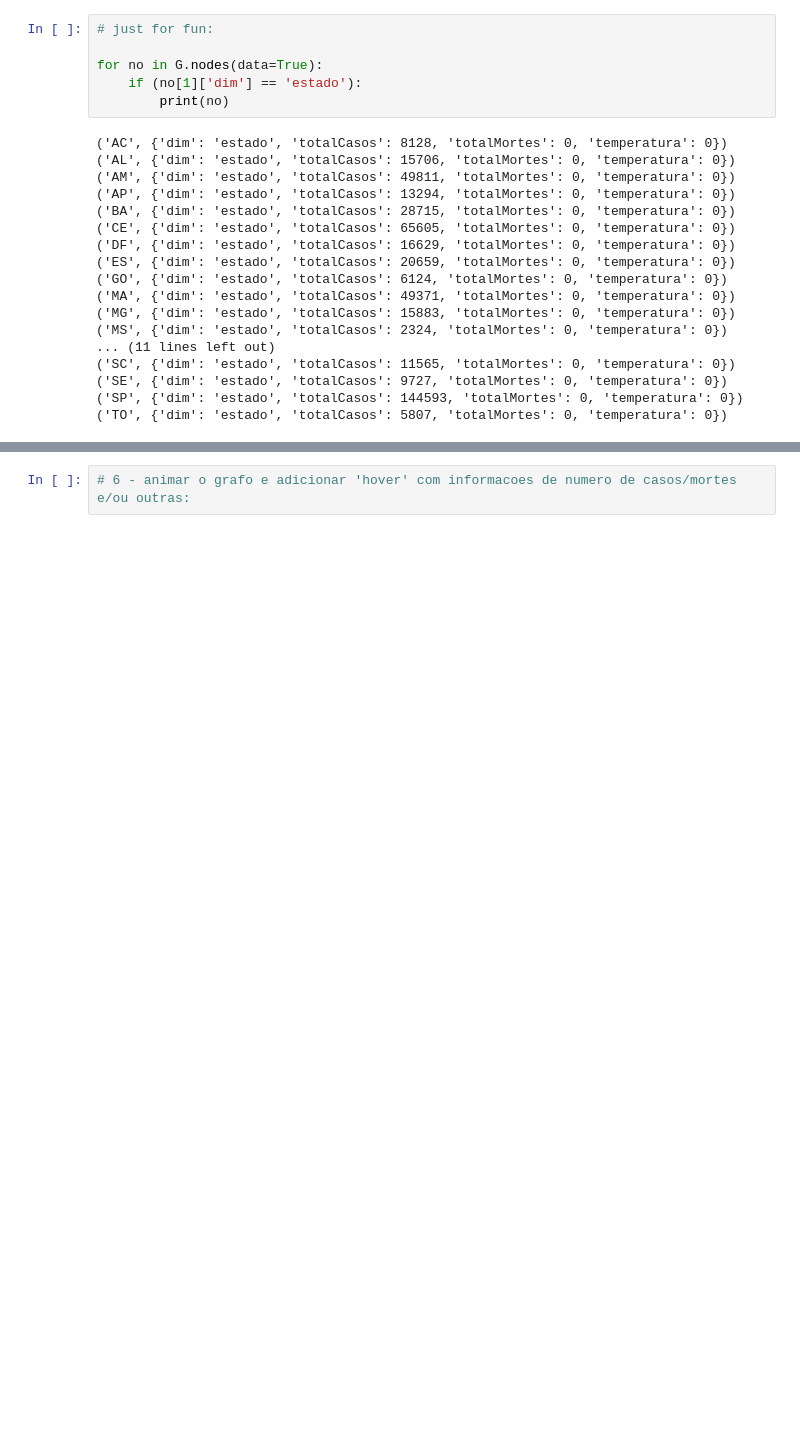
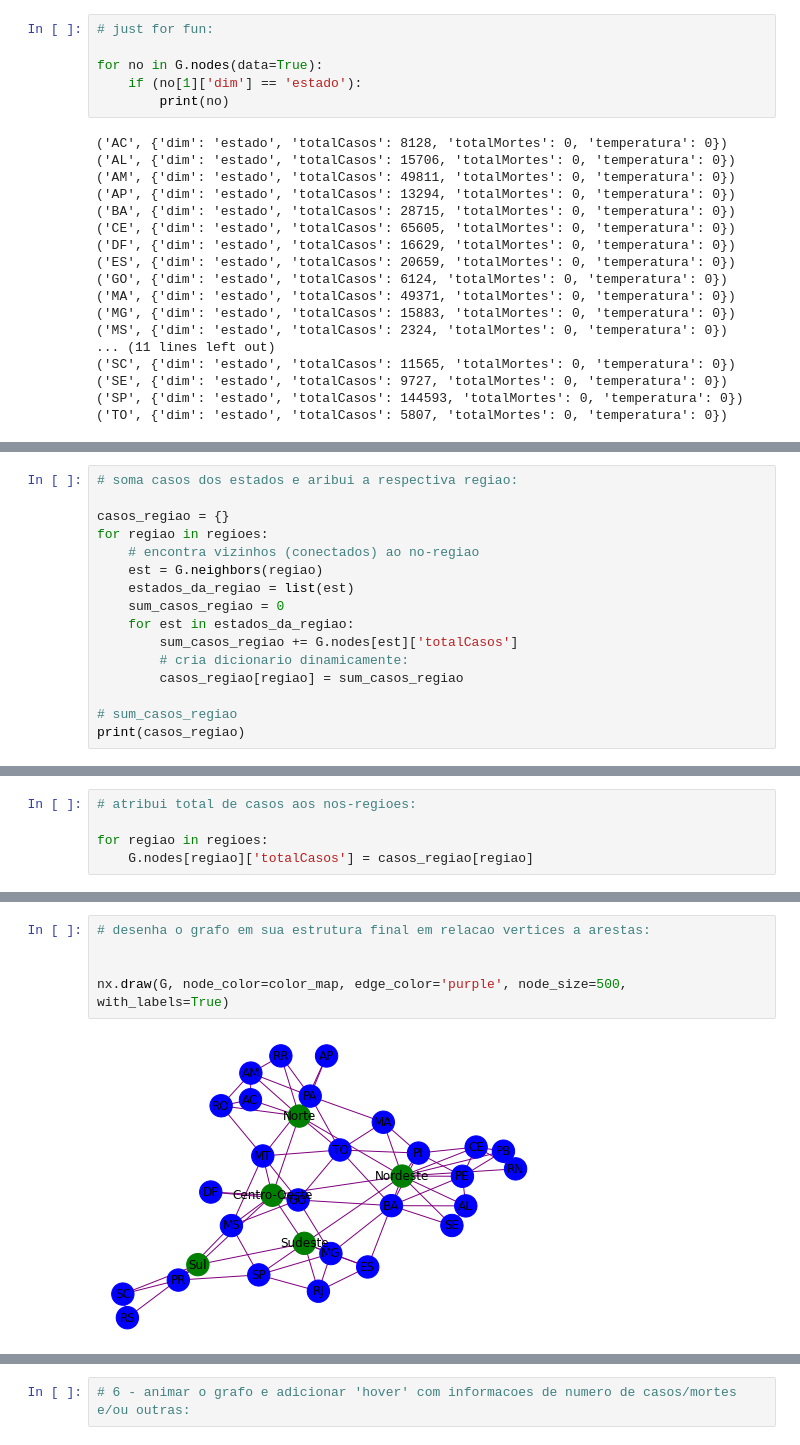
Before and after one commit to JohnnyUFT/RedesComplexas, a Jupyter notebook: Covid19.ipynb, the cells around one changed output, grey strips where cells are left out. Cells and saved outputs as stored; diff of their text form; blank space fills up the shorter version.

```diff
--- a/Covid19.ipynb
+++ b/Covid19.ipynb
@@ -320,0 +178,16 @@ for no in G.nodes(data=True):
+# %%
+# soma casos dos estados e aribui a respectiva regiao:
+
+casos_regiao = {}
+for regiao in regioes:
+    # encontra vizinhos (conectados) ao no-regiao
+    est = G.neighbors(regiao)
+    estados_da_regiao = list(est)
+    sum_casos_regiao = 0
+    for est in estados_da_regiao:
+        sum_casos_regiao += G.nodes[est]['totalCasos']
+        # cria dicionario dinamicamente:
+        casos_regiao[regiao] = sum_casos_regiao
+
+# sum_casos_regiao
+print(casos_regiao)
@@ -321,2 +196,7 @@ for no in G.nodes(data=True):
+# %%
+# atribui total de casos aos nos-regioes:
+
+for regiao in regioes:
+    G.nodes[regiao]['totalCasos'] = casos_regiao[regiao]
 # %%
 for no in G.nodes(data=True):
@@ -327,0 +268,7 @@ for no in G.nodes(data=True):
+# %%
+# desenha o grafo em sua estrutura final em relacao vertices a arestas:
+
+
+nx.draw(G, node_color=color_map, edge_color='purple', node_size=500, with_labels=True)
+# %% [output]
+[figure, added]
```
Also changed, not shown: parts of 40 cells of this notebook.
